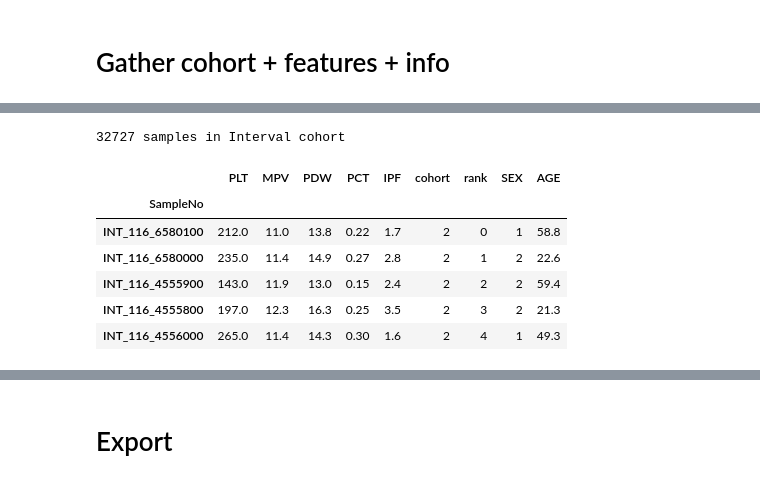
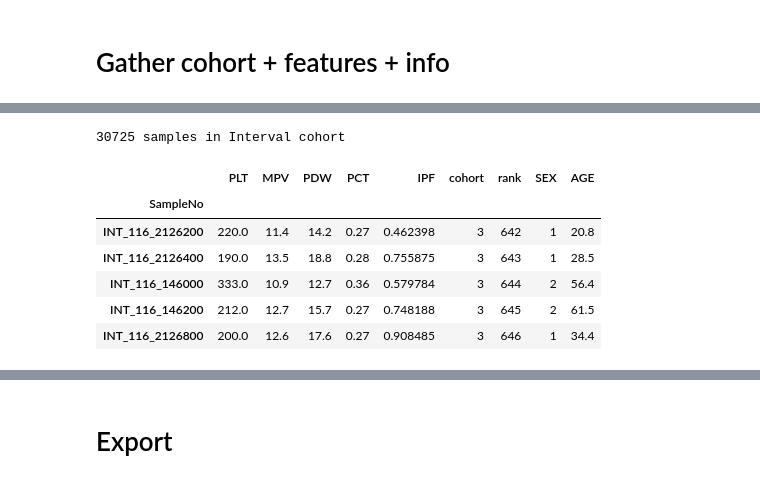
Before and after one commit to hippover/sysmex2pf, a Jupyter notebook: HV-1-Sysmex_features.ipynb, the cells around one changed output, grey strips where cells are left out. Cells and saved outputs as stored; diff of their text form; code cells hidden in the pictures.

```diff
--- a/HV-1-Sysmex_features.ipynb
+++ b/HV-1-Sysmex_features.ipynb
@@ -92,10 +97,15 @@ Checked that each Sample has one row max
+# %%
+int_phen["IPF"] = np.log10(int_phen["IPF"])
 # %%
-int_phen.sort_values("DateTime",inplace=True)
+int_phen.sort_values(["machine","DateTime"],inplace=True)
 int_features = int_phen.set_index("SampleNo")[SYS_FEATURES]
-X = int_features.values
+# %%
+X = int_features.copy()
+X -= X.mean(axis=0)
+X /= X.std(axis=0)
 # %%
-algo_c = rp.KernelCPD(kernel="rbf", min_size=1000).fit(
-    X
+algo_c = rp.KernelCPD(kernel="rbf", min_size=300).fit(
+    X.values
 )
 bkps = algo_c.predict(pen=1.6)
 bkps = [0] + bkps
@@ -174,17 +186,18 @@ sys.head()
 # %%
 # merge int
 int_ = pd.merge(int_features, int_info,left_index=True,right_index=True,how="inner")
+int_["rank"] += sys["rank"].max() + 1
 print("%d samples in Interval cohort" % int_.shape[0])
 int_.head()
 # %% [output]
-32727 samples in Interval cohort
+30725 samples in Interval cohort
 |  | PLT | MPV | PDW | PCT | IPF | cohort | rank | SEX | AGE |
 | SampleNo |  |  |  |  |  |  |  |  |  |
-| INT_116_6580100 | 212.0 | 11.0 | 13.8 | 0.22 | 1.7 | 2 | 0 | 1 | 58.8 |
-| INT_116_6580000 | 235.0 | 11.4 | 14.9 | 0.27 | 2.8 | 2 | 1 | 2 | 22.6 |
-| INT_116_4555900 | 143.0 | 11.9 | 13.0 | 0.15 | 2.4 | 2 | 2 | 2 | 59.4 |
-| INT_116_4555800 | 197.0 | 12.3 | 16.3 | 0.25 | 3.5 | 2 | 3 | 2 | 21.3 |
-| INT_116_4556000 | 265.0 | 11.4 | 14.3 | 0.30 | 1.6 | 2 | 4 | 1 | 49.3 |
+| INT_116_2126200 | 220.0 | 11.4 | 14.2 | 0.27 | 0.462398 | 3 | 642 | 1 | 20.8 |
+| INT_116_2126400 | 190.0 | 13.5 | 18.8 | 0.28 | 0.755875 | 3 | 643 | 1 | 28.5 |
+| INT_116_146000 | 333.0 | 10.9 | 12.7 | 0.36 | 0.579784 | 3 | 644 | 2 | 56.4 |
+| INT_116_146200 | 212.0 | 12.7 | 15.7 | 0.27 | 0.748188 | 3 | 645 | 2 | 61.5 |
+| INT_116_2126800 | 200.0 | 12.6 | 17.6 | 0.27 | 0.908485 | 3 | 646 | 1 | 34.4 |
 # %%
 all_ = pd.concat([sys,int_],axis=0)
 all_.head()
```
Also changed, not shown: parts of 26 cells of this notebook, 32 other files.
